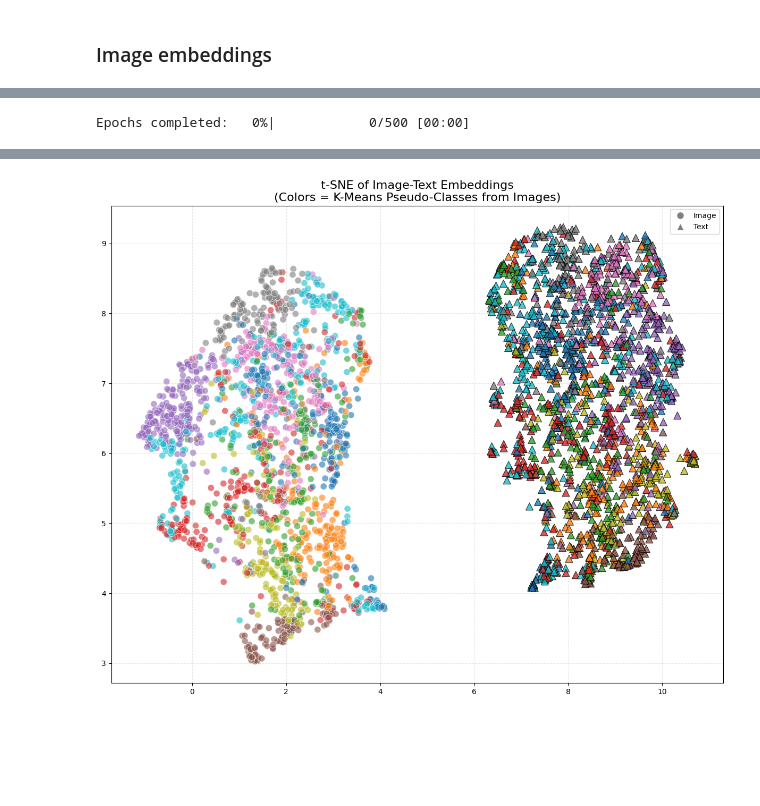
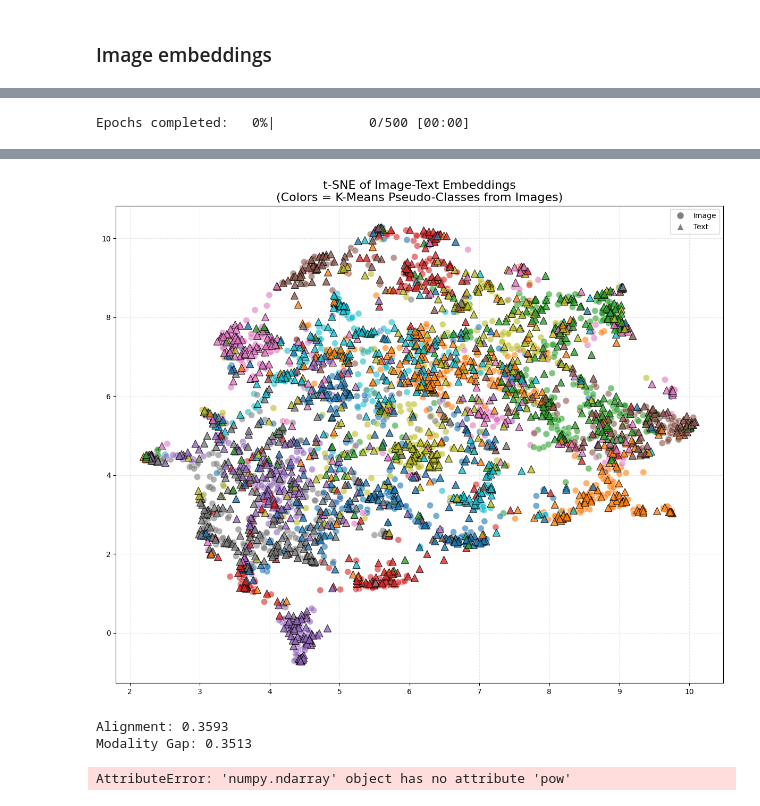
Before and after one commit to minhnguyent546/ViCLIP-OT, a Jupyter notebook: notebooks/visualize_embeddings.ipynb, the cells around one changed output, grey strips where cells are left out. Saved outputs shown, nothing was run; the diff lists cells and outputs as text; code cells hidden in the pictures; blank space fills up the shorter version.

Commit message:
feat: update notebooks/visualize_embeddings.ipynb

```diff
--- a/notebooks/visualize_embeddings.ipynb
+++ b/notebooks/visualize_embeddings.ipynb
@@ -34,11 +36,13 @@ from viclip_ot.utils.logger import logger
 ## Config
 # %%
 SEED = 42
-DATASET_DIR = "./data/UIT-OpenViIC"
-TEST_SPLIT_NAME = "test"
+# DATASET_DIR = "./data/UIT-OpenViIC"
+DATASET_DIR = "./data/KTVIC-dedup-against-UIT-OpenViIC"
+TEST_SPLIT_NAME = "test_dedup"
 MODEL_CONFIG_FILE = "./config/model.vit_base_dinov3_sbert_siglip.yaml"
 # FROM_CHECKPOINT = "./checkpoints/2026-01-30_01-08-48-ablation_sbert-siglip_loss_lambda_0.1/model_epoch_29_t2i_R__1_0.4151.pth"
-FROM_CHECKPOINT = "./checkpoints/2026-01-29_22-30-24-ablation_sbert-siglip_loss_only-fixed_multiple_caps-scale_0.06-bias_-9/model_epoch_27_t2i_R__1_0.3744.pth"
+# FROM_CHECKPOINT = "./checkpoints/2026-01-29_22-30-24-ablation_sbert-siglip_loss_only-fixed_multiple_caps-scale_0.06-bias_-9/model_epoch_27_t2i_R__1_0.3744.pth"
+FROM_CHECKPOINT = './checkpoints/siglip_sigrot.pth'
 DEVICE = "auto"
 # %% [markdown]
 ## Loading model
@@ -116,7 +120,7 @@ test_dataset = ImageTextDataset(
 # %%
 all_image_features = []
 all_text_features = []
-batch_size = 32
+batch_size = 64
 with torch.no_grad():
     progress_bar = tqdm(range(0, len(test_dataset), batch_size), "Embedding images")
     for start_idx in progress_bar:
@@ -143,6 +147,9 @@ with torch.no_grad():
     all_image_features = torch.cat(all_image_features, dim=0)
     all_text_features = torch.cat(all_text_features, dim=0)
 
+all_image_features = all_image_features.numpy()
+all_text_features = all_text_features.numpy()
+
 print(f"{all_image_features.shape = }")
 print(f"{all_text_features.shape = }")
 # %% [output]
@@ -154,6 +269,10 @@ all_text_features.shape = torch.Size([2001, 768])
 # %%
 def visualize_embeddings(
-    image_embeddings, text_embeddings=None, num_clusters: int = 20, num_samples: int = 4_000
+    image_embeddings,
+    text_embeddings=None,
+    num_clusters: int = 20,
+    num_samples: int = 6_000,
+    title: str | None = None,
 ):
     """
     Args:
@@ -192,7 +311,7 @@ def visualize_embeddings(
     # to the same cluster as its paired image.
     # ---------------------------------------------------------
     print(f"Running K-Means (k={num_clusters}) to generate pseudo-labels...")
-    kmeans = KMeans(n_clusters=num_clusters, random_state=42, n_init=10)
+    kmeans = KMeans(n_clusters=num_clusters, random_state=SEED, n_init=10)
     # Fit only on images (they usually contain more robust features)
     cluster_labels = kmeans.fit_predict(img_emb)
 
@@ -227,7 +346,7 @@ def visualize_embeddings(
         n_components=2,
         metric="euclidean",
         n_epochs=500,
-        random_state=42,
+        random_state=SEED,
         init="pca",
         learning_rate=1.0,
         verbose=True,
@@ -244,8 +363,8 @@ def visualize_embeddings(
 
     # Plot Images (Circles)
     sns.scatterplot(
-        x=tsne_results[modality_labels == 0, 0],
-        y=tsne_results[modality_labels == 0, 1],
+        x=tsne_results[modality_labels == 0, 0],  # pyright: ignore
+        y=tsne_results[modality_labels == 0, 1],  # pyright: ignore
         hue=combined_cluster_labels[modality_labels == 0],
         palette=palette,
         style=None,
@@ -258,8 +377,8 @@ def visualize_embeddings(
 
     # Plot Texts (Triangles)
     sns.scatterplot(
-        x=tsne_results[modality_labels == 1, 0],
-        y=tsne_results[modality_labels == 1, 1],
+        x=tsne_results[modality_labels == 1, 0],  # pyright: ignore
+        y=tsne_results[modality_labels == 1, 1],  # pyright: ignore
         hue=combined_cluster_labels[modality_labels == 1],
         palette=palette,
         style=None,
@@ -293,6 +412,6 @@ def visualize_embeddings(
     plt.show()
 # %%
 visualize_embeddings(
-    all_image_features.numpy(), all_text_features.numpy(), num_clusters=10, num_samples=2_500
+    all_image_features, all_text_features, num_clusters=20, num_samples=6_000
 )
 # %% [output]
@@ -318 +437 @@ Sun Feb  1 13:36:04 2026 Finished embedding
-[figure, old version]
+[figure, new version]
@@ -318,0 +682,10 @@ Sun Feb  1 13:36:04 2026 Finished embedding
+# %%
+scores = compute_alignment_score(
+    embeddings_siglip_sigrot['image_embeddings'],
+    embeddings_siglip_sigrot['text_embeddings'],
+)
+print(f'Alignment: {scores["alignment_score"]:0.4f}')
+print(f'Modality Gap: {scores["modality_gap"]:0.4f}')
+# %% [output]
+Alignment: 0.3593
+Modality Gap: 0.3513
@@ -318,0 +695,4 @@ Sun Feb  1 13:36:04 2026 Finished embedding
+# %%
+np.linalg.norm(image_embeddings - text_embeddings, axis=1).mean()
+# %% [output]
+AttributeError: 'numpy.ndarray' object has no attribute 'pow'
```
Also changed, not shown: parts of 14 cells of this notebook.
